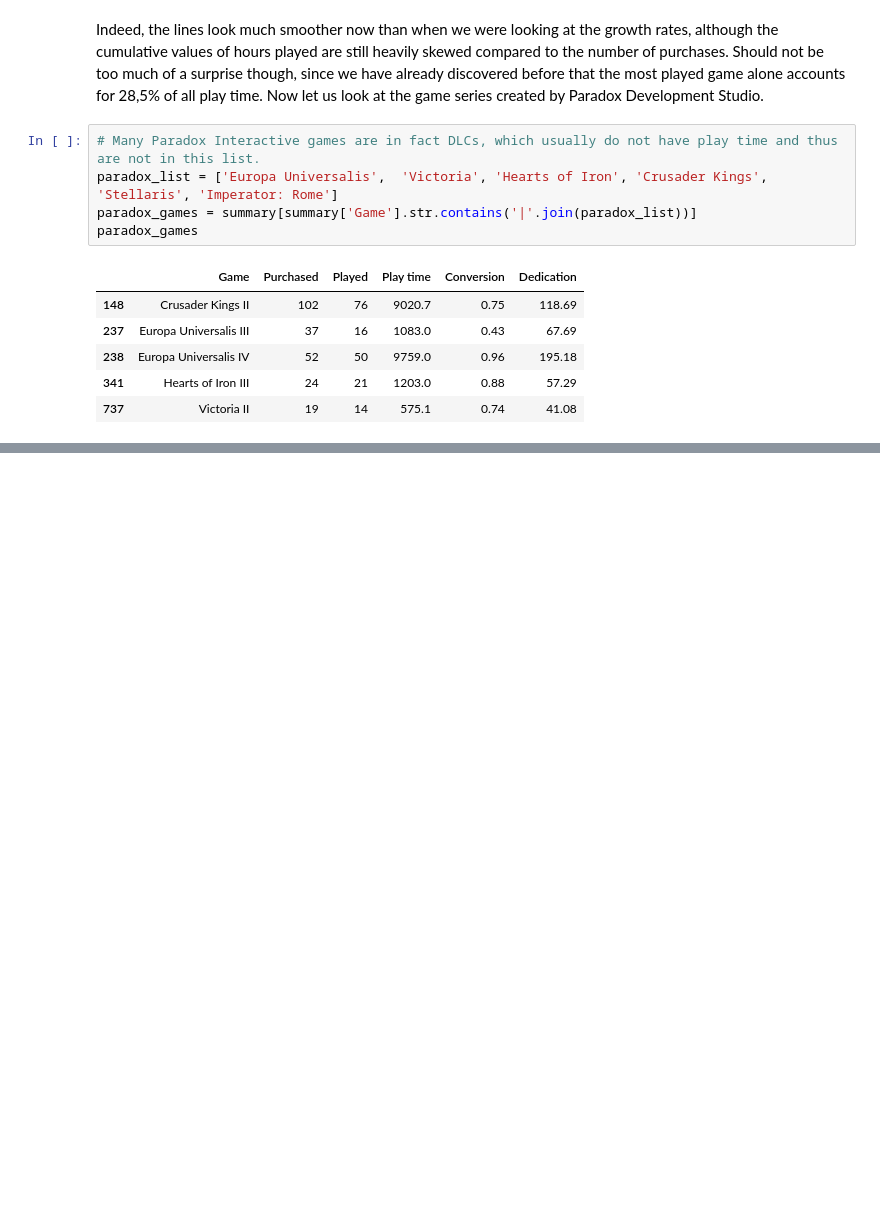
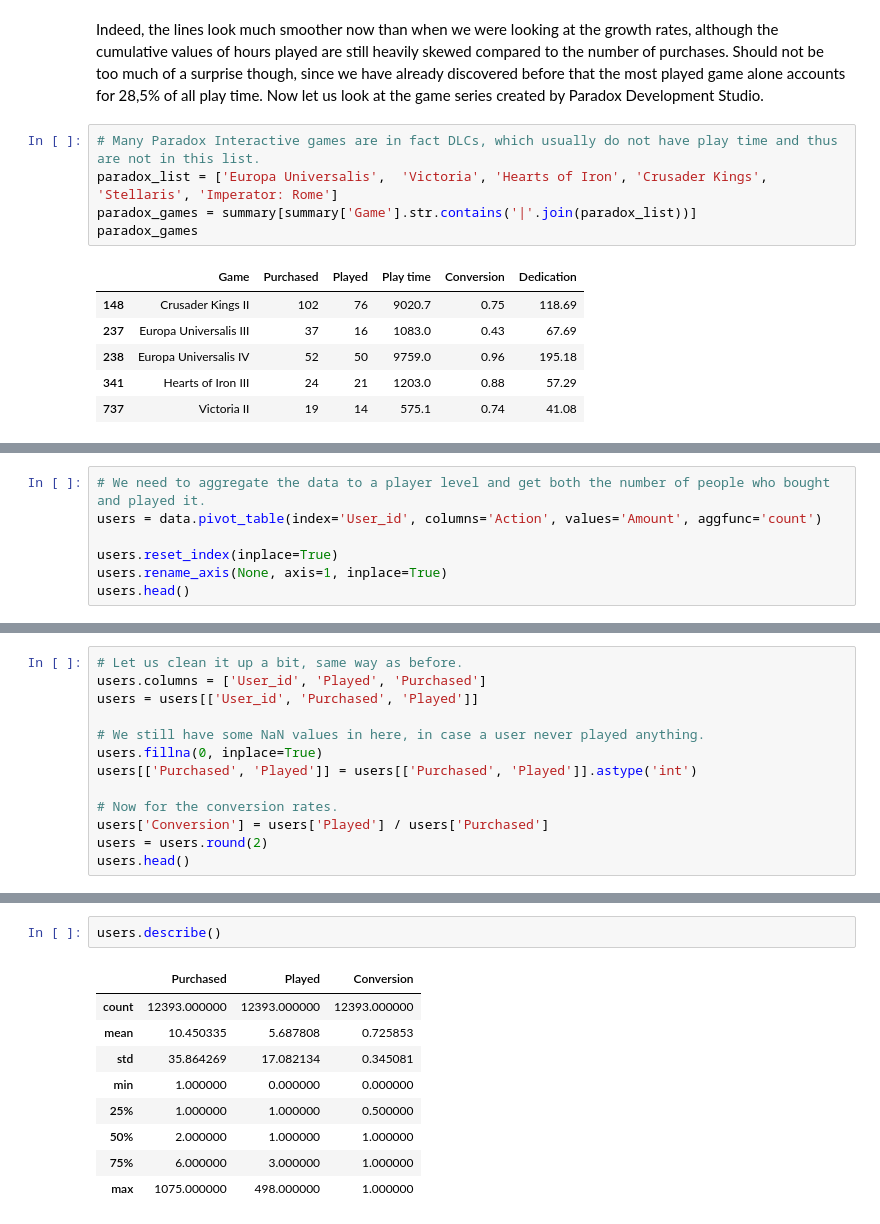
Before and after one commit to Dark-Hobbit/steam, a Jupyter notebook: kaggle_1.ipynb, the cells around one changed output, grey strips where cells are left out. Saved outputs shown, nothing was run; the diff lists cells and outputs as text; blank space fills up the shorter version.

```diff
--- a/kaggle_1.ipynb
+++ b/kaggle_1.ipynb
@@ -327,0 +333,7 @@ It seems overall that the either the new games in the series were very much impr
+# %%
+# We need to aggregate the data to a player level and get both the number of people who bought and played it.
+users = data.pivot_table(index='User_id', columns='Action', values='Amount', aggfunc='count')
+
+users.reset_index(inplace=True)
+users.rename_axis(None, axis=1, inplace=True)
+users.head()
@@ -327,0 +347,13 @@ It seems overall that the either the new games in the series were very much impr
+# %%
+# Let us clean it up a bit, same way as before.
+users.columns = ['User_id', 'Played', 'Purchased']
+users = users[['User_id', 'Purchased', 'Played']]
+
+# We still have some NaN values in here, in case a user never played anything.
+users.fillna(0, inplace=True)
+users[['Purchased', 'Played']] = users[['Purchased', 'Played']].astype('int')
+
+# Now for the conversion rates.
+users['Conversion'] = users['Played'] / users['Purchased']
+users = users.round(2)
+users.head()
@@ -327,0 +367,12 @@ It seems overall that the either the new games in the series were very much impr
+# %%
+users.describe()
+# %% [output]
+|  | Purchased | Played | Conversion |
+| count | 12393.000000 | 12393.000000 | 12393.000000 |
+| mean | 10.450335 | 5.687808 | 0.725853 |
+| std | 35.864269 | 17.082134 | 0.345081 |
+| min | 1.000000 | 0.000000 | 0.000000 |
+| 25% | 1.000000 | 1.000000 | 0.500000 |
+| 50% | 2.000000 | 1.000000 | 1.000000 |
+| 75% | 6.000000 | 3.000000 | 1.000000 |
+| max | 1075.000000 | 498.000000 | 1.000000 |
```
Also changed, not shown: parts of 23 cells of this notebook.
